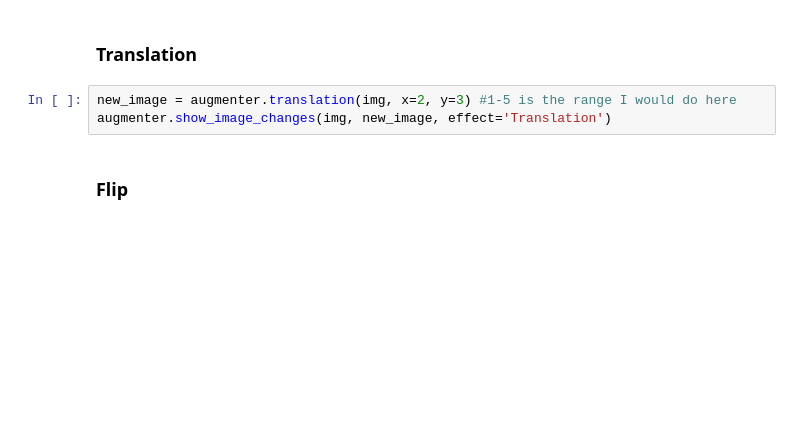
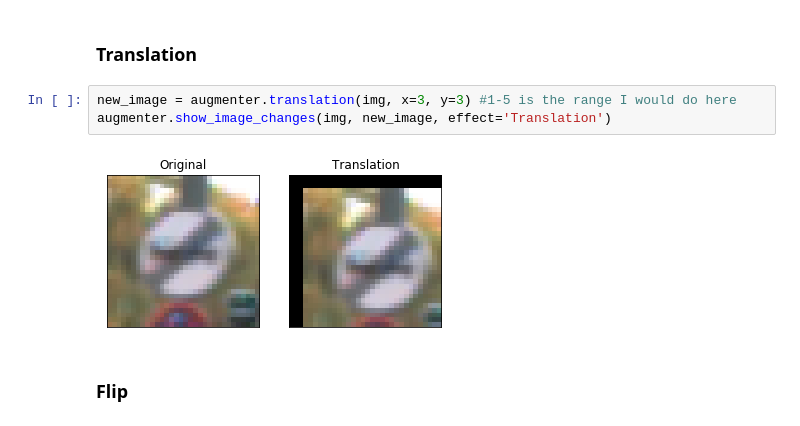
Before and after one commit to lauryndbrown/TrafficSignClassifier, a Jupyter notebook: src/Traffic_Sign_Classifier.ipynb, the cells around one changed output. Saved outputs shown, nothing was run; the diff lists cells and outputs as text; blank space fills up the shorter version.

```diff
--- a/src/Traffic_Sign_Classifier.ipynb
+++ b/src/Traffic_Sign_Classifier.ipynb
@@ -163,8 +174,10 @@ augmenter.show_image_changes(img, new_image, effect='Rotate 90')
 # %% [markdown]
 ### Translation
 # %%
-new_image = augmenter.translation(img, x=2, y=3) #1-5 is the range I would do here
+new_image = augmenter.translation(img, x=3, y=3) #1-5 is the range I would do here
 augmenter.show_image_changes(img, new_image, effect='Translation')
+# %% [output]
+[figure, added]
 # %% [markdown]
 ### Flip
 # %%
```
Also changed, not shown: parts of 33 cells of this notebook, 2 other files.
